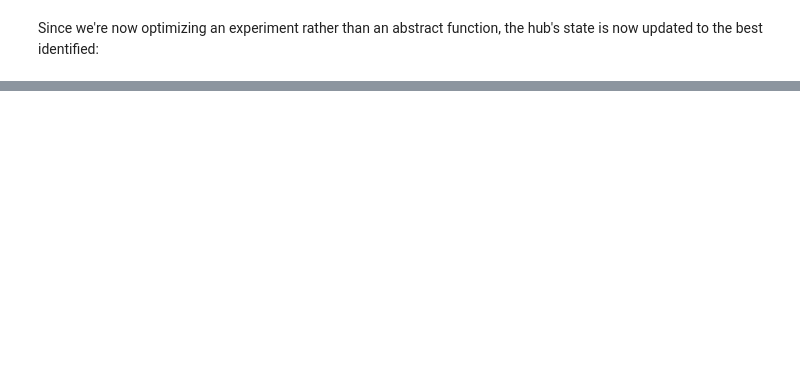
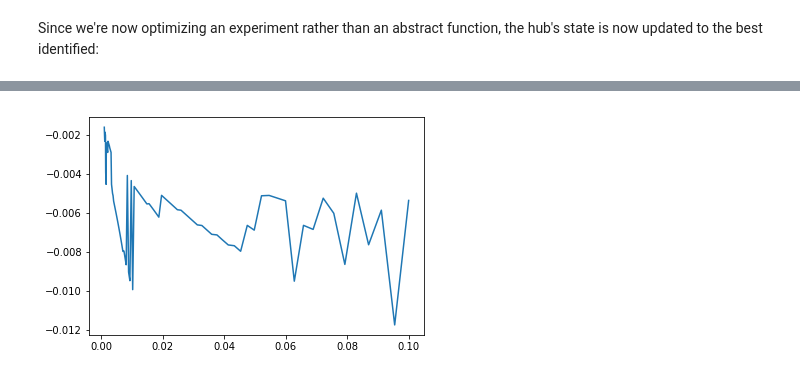
Before and after one commit to robertfasano/emergent, a Jupyter notebook: tutorials/modules/optimize.ipynb, the cells around one changed output, grey strips where cells are left out. Cells and saved outputs as stored; diff of their text form; code cells hidden in the pictures; blank space fills up the shorter version.

Commit message:
Add substate optimization, json serialization, and meta-optimization

```diff
--- a/tutorials/modules/optimize.ipynb
+++ b/tutorials/modules/optimize.ipynb
@@ -163,0 +156,5 @@ INFO:root:Starting socketIO client.
+# %%
+from emergent.pipeline import *
+pipe = Pipeline(cost, params, state, bounds)
+pipe.add(GridSearch())
+pipe.run()
@@ -163,0 +173,17 @@ INFO:root:Starting socketIO client.
+# %%
+from emergent.pipeline import Pipeline, Adam
+
+meta_costs = []
+meta_points = np.logspace(-3, -1, 100)
+for rate in meta_points:
+    pipe = Pipeline(cost, params, state, bounds, verbose=False)
+    pipe.add(Adam({'Learning rate': rate}))
+    points, costs = pipe.run()
+
+    meta_costs.append(costs[-1]/len(points))
+
+import matplotlib.pyplot as plt
+plt.plot(meta_points, meta_costs)
+plt.show()
+# %% [output]
+[figure, added]
```
Also changed, not shown: parts of 21 cells of this notebook.
